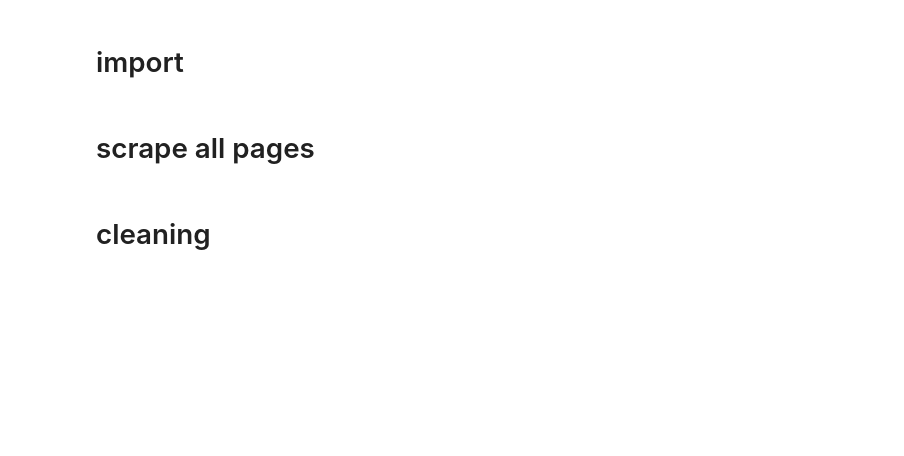
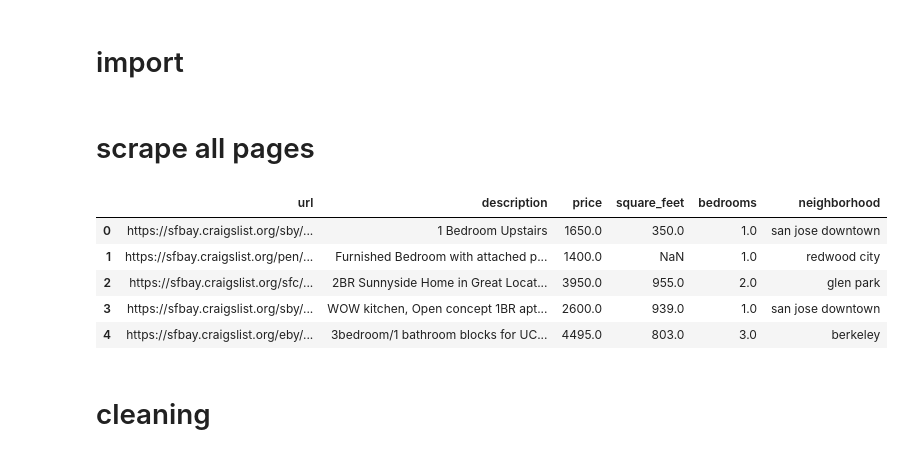
Before and after one commit to Laurelesh/craigslist_scraping, a Jupyter notebook: craigslist_scraping_v2.ipynb, the cells around one changed output. Drawn from its saved outputs; the diff is of its cells as text; code cells hidden in the pictures; blank space fills up the shorter version.

```diff
--- a/craigslist_scraping_v2.ipynb
+++ b/craigslist_scraping_v2.ipynb
@@ -155,3 +129,12 @@ raw_scraped_data = scrape_housing_data()
+# %%
+raw_scraped_data.head()
+# %% [output]
+|  | url | description | price | square_feet | bedrooms | neighborhood |
+| 0 | https://sfbay.craigslist.org/sby/... | 1 Bedroom Upstairs | 1650.0 | 350.0 | 1.0 | san jose downtown |
+| 1 | https://sfbay.craigslist.org/pen/... | Furnished Bedroom with attached p... | 1400.0 | NaN | 1.0 | redwood city |
+| 2 | https://sfbay.craigslist.org/sfc/... | 2BR Sunnyside Home in Great Locat... | 3950.0 | 955.0 | 2.0 | glen park |
+| 3 | https://sfbay.craigslist.org/sby/... | WOW kitchen, Open concept 1BR apt... | 2600.0 | 939.0 | 1.0 | san jose downtown |
+| 4 | https://sfbay.craigslist.org/eby/... | 3bedroom/1 bathroom blocks for UC... | 4495.0 | 803.0 | 3.0 | berkeley |
 # %% [markdown]
 # cleaning
 # %% [markdown]
```
Also changed, not shown: parts of 49 cells of this notebook.
